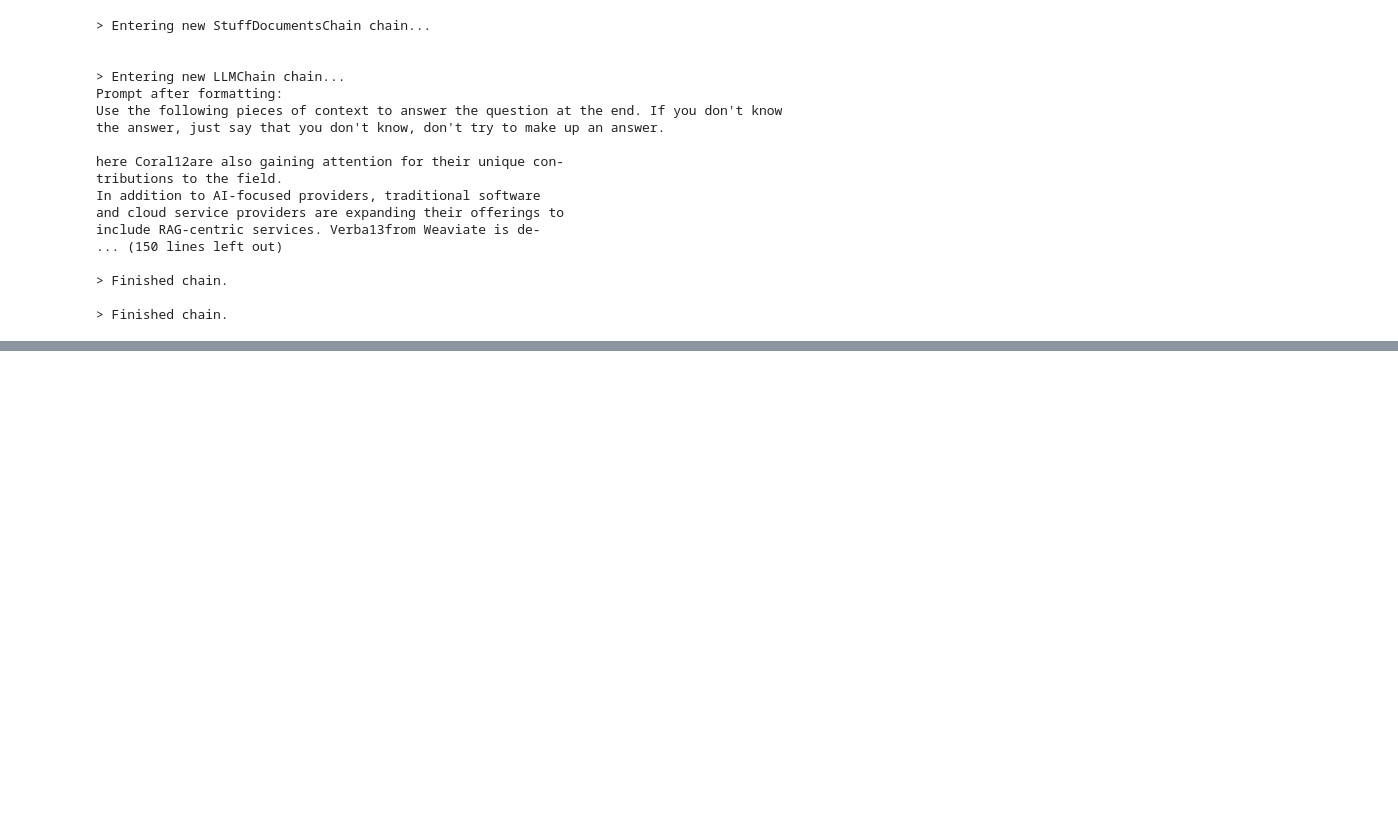
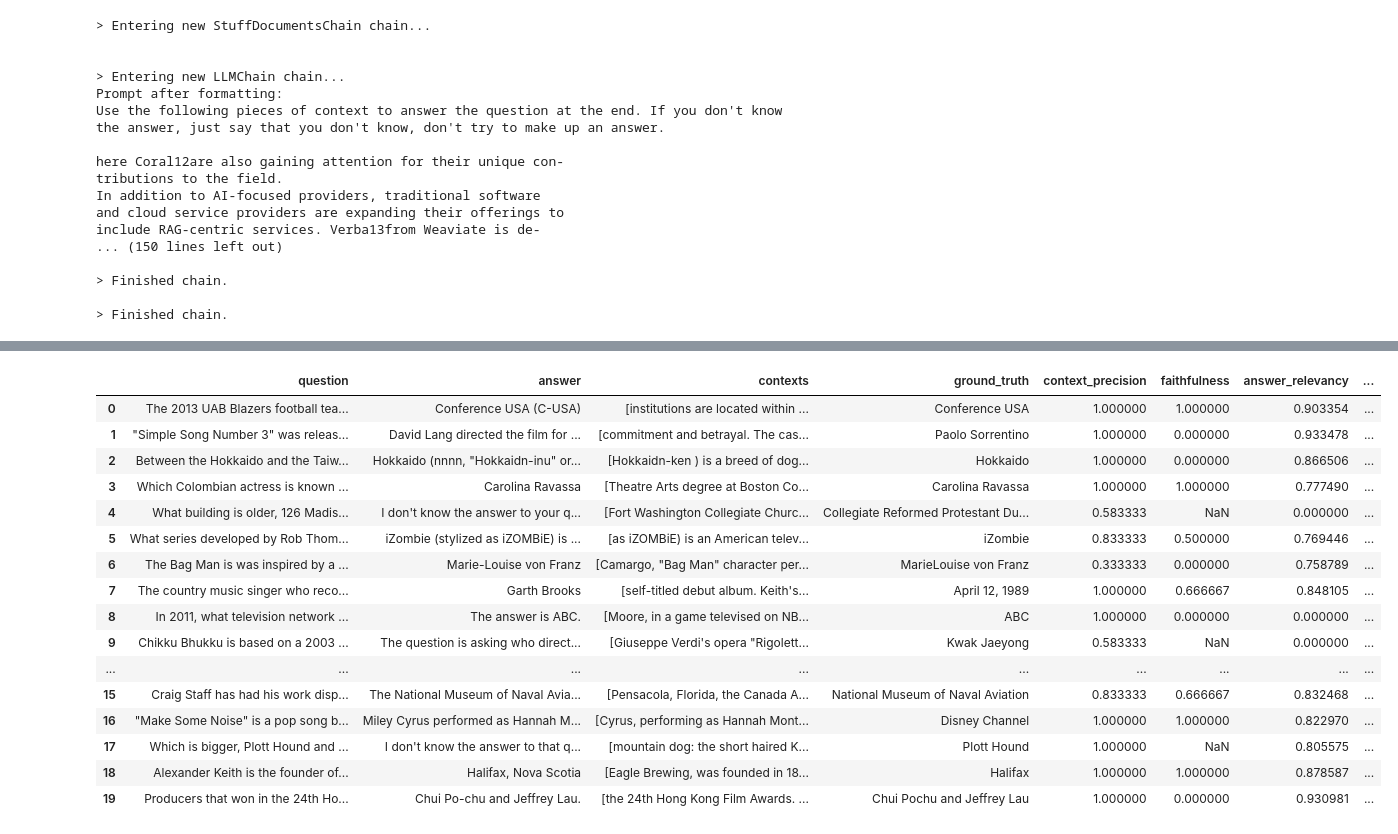
Before and after one commit to haooyuee/Local-RAG-Chatbot, a Jupyter notebook: eval/eval_test.ipynb, the cells around one changed output, grey strips where cells are left out. Saved outputs shown, nothing was run; the diff lists cells and outputs as text; code cells hidden in the pictures; blank space fills up the shorter version.

```diff
--- a/eval/eval_test.ipynb
+++ b/eval/eval_test.ipynb
@@ -226,0 +261,2 @@ result.to_pandas()
+# %%
+df = result.to_pandas()
@@ -226,0 +277,25 @@ result.to_pandas()
+# %%
+from datasets import Dataset
+import json
+with open('outputs_10_19.json', 'r') as file:
+    # 加载 JSON 数据
+    data = json.load(file)
+ds = Dataset.from_dict(data)
+print(ds)
+from ragas import evaluate
+from ragas.metrics import (
+    answer_relevancy,
+    faithfulness,
+    context_recall,
+    context_precision,
+)
+result = evaluate(
+    ds,
+    metrics=[
+        context_precision,
+        faithfulness,
+        answer_relevancy,
+        context_recall,
+    ],
+)
+result.to_pandas()
@@ -226,0 +318,21 @@ result.to_pandas()
+# %%
+df = pd.concat([df, result.to_pandas()], ignore_index=True)
+df
+# %% [output]
+|  | question | answer | contexts | ground_truth | context_precision | faithfulness | answer_relevancy | ... |
+| 0 | The 2013 UAB Blazers football tea... | Conference USA (C-USA) | [institutions are located within ... | Conference USA | 1.000000 | 1.000000 | 0.903354 | ... |
+| 1 | "Simple Song Number 3" was releas... | David Lang directed the film for ... | [commitment and betrayal. The cas... | Paolo Sorrentino | 1.000000 | 0.000000 | 0.933478 | ... |
+| 2 | Between the Hokkaido and the Taiw... | Hokkaido (nnnn, "Hokkaidn-inu" or... | [Hokkaidn-ken ) is a breed of dog... | Hokkaido | 1.000000 | 0.000000 | 0.866506 | ... |
+| 3 | Which Colombian actress is known ... | Carolina Ravassa | [Theatre Arts degree at Boston Co... | Carolina Ravassa | 1.000000 | 1.000000 | 0.777490 | ... |
+| 4 | What building is older, 126 Madis... | I don't know the answer to your q... | [Fort Washington Collegiate Churc... | Collegiate Reformed Protestant Du... | 0.583333 | NaN | 0.000000 | ... |
+| 5 | What series developed by Rob Thom... | iZombie (stylized as iZOMBiE) is ... | [as iZOMBiE) is an American telev... | iZombie | 0.833333 | 0.500000 | 0.769446 | ... |
+| 6 | The Bag Man is was inspired by a ... | Marie-Louise von Franz | [Camargo, "Bag Man" character per... | MarieLouise von Franz | 0.333333 | 0.000000 | 0.758789 | ... |
+| 7 | The country music singer who reco... | Garth Brooks | [self-titled debut album. Keith's... | April 12, 1989 | 1.000000 | 0.666667 | 0.848105 | ... |
+| 8 | In 2011, what television network ... | The answer is ABC. | [Moore, in a game televised on NB... | ABC | 1.000000 | 0.000000 | 0.000000 | ... |
+| 9 | Chikku Bhukku is based on a 2003 ... | The question is asking who direct... | [Giuseppe Verdi's opera "Rigolett... | Kwak Jaeyong | 0.583333 | NaN | 0.000000 | ... |
+| ... | ... | ... | ... | ... | ... | ... | ... | ... |
+| 15 | Craig Staff has had his work disp... | The National Museum of Naval Avia... | [Pensacola, Florida, the Canada A... | National Museum of Naval Aviation | 0.833333 | 0.666667 | 0.832468 | ... |
+| 16 | "Make Some Noise" is a pop song b... | Miley Cyrus performed as Hannah M... | [Cyrus, performing as Hannah Mont... | Disney Channel | 1.000000 | 1.000000 | 0.822970 | ... |
+| 17 | Which is bigger, Plott Hound and ... | I don't know the answer to that q... | [mountain dog: the short haired K... | Plott Hound | 1.000000 | NaN | 0.805575 | ... |
+| 18 | Alexander Keith is the founder of... | Halifax, Nova Scotia | [Eagle Brewing, was founded in 18... | Halifax | 1.000000 | 1.000000 | 0.878587 | ... |
+| 19 | Producers that won in the 24th Ho... | Chui Po-chu and Jeffrey Lau. | [the 24th Hong Kong Film Awards. ... | Chui Pochu and Jeffrey Lau | 1.000000 | 0.000000 | 0.930981 | ... |
```
Also changed, not shown: parts of 25 cells of this notebook, 15 other files.
